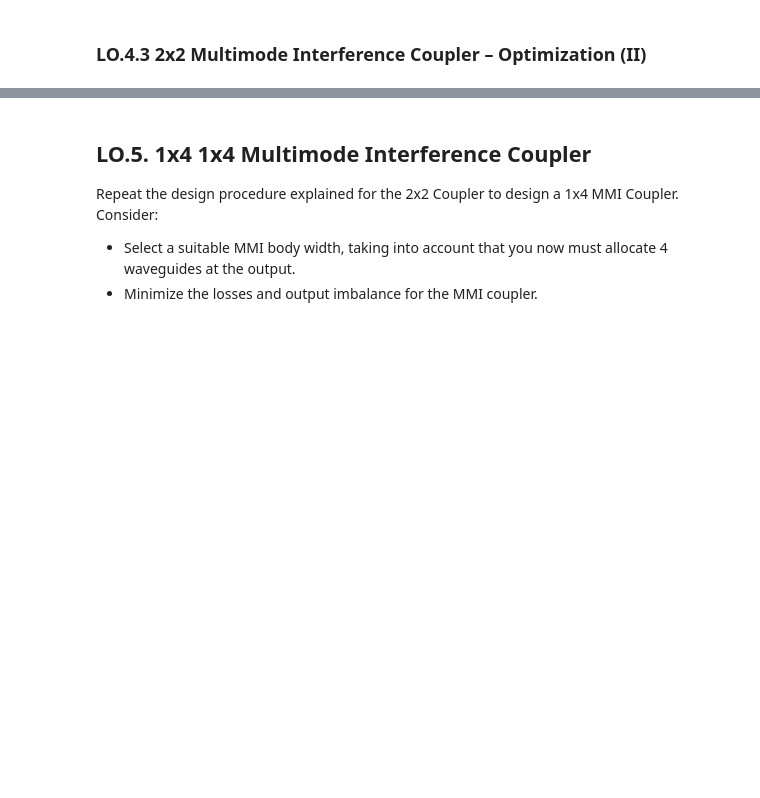
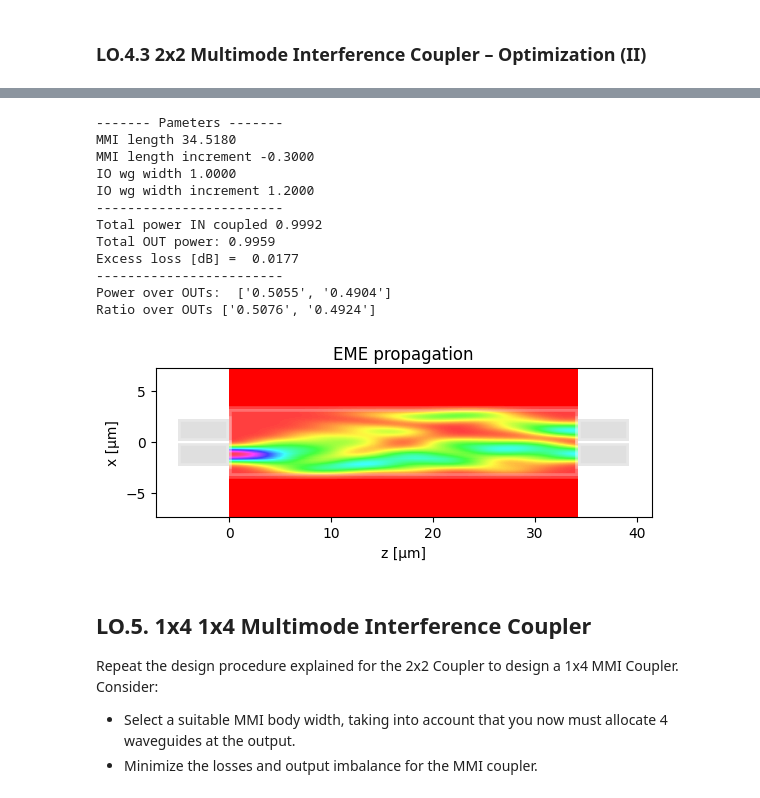
Before and after one commit to sergiipla834/pic-upv-lab2, a Jupyter notebook: COUPLERS_Student.ipynb, the cells around one changed output, grey strips where cells are left out. Drawn from its saved outputs; the diff is of its cells as text; code cells hidden in the pictures; blank space fills up the shorter version.

```diff
--- a/COUPLERS_Student.ipynb
+++ b/COUPLERS_Student.ipynb
@@ -855,7 +855,7 @@ Ratio over OUTs ['0.5090', '0.4910']
 
 m = MMI_EME()
 m.MMI_width = 6.6   # MMI width
-m.wg_width_dw = 0.1 # STUDENT
+m.wg_width_dw = 1.2 # STUDENT
 
 # 1) Compute de MMI modes
 m.find_all_modes()
@@ -868,20 +868,34 @@ L_pi =  69.03590455329623  µm
 # %%
 # 3) Configure MMI
 # # MMI I/O number (check class slides for type of MMI)
-m.n_IN = ... # STUDENT
-m.n_OUT = ... # STUDENT
+m.n_IN = 2 # STUDENT
+m.n_OUT = 2 # STUDENT
 
-dy = 0.0
+dy = 0.1
 # MMI I/O waveguide positions (check class slides for type of MMI)
-m.IN_WVG_positions = ... # STUDENT
-m.OUT_WVG_positions = ... # STUDENT
+m.IN_WVG_positions = mmi_Width*np.array([-1/6,1/6]) + np.array([-dy,+dy]) # STUDENT
+m.OUT_WVG_positions = mmi_Width*np.array([-1/6,1/6]) + np.array([-dy,+dy]) # STUDENT
 
 # MMI length (check class slides for type of MMI)
-m.L_MMI = ...  # STUDENT
-m.dL_MMI = ... # STUDENT
+m.L_MMI = (1/2)*L_pi  # STUDENT
+m.dL_MMI = -0.3 # STUDENT
 
 # Run propagation
 m.propagation()
+# %% [output]
+------- Pameters -------
+MMI length 34.5180
+MMI length increment -0.3000
+IO wg width 1.0000
+IO wg width increment 1.2000
+------------------------
+Total power IN coupled 0.9992
+Total OUT power: 0.9959
+Excess loss [dB] =  0.0177
+------------------------
+Power over OUTs:  ['0.5055', '0.4904']
+Ratio over OUTs ['0.5076', '0.4924']
+[figure, added]
 # %% [markdown]
 ## LO.5. 1x4 1x4 Multimode Interference Coupler
 
```
Also changed, not shown: parts of 4 cells of this notebook.
